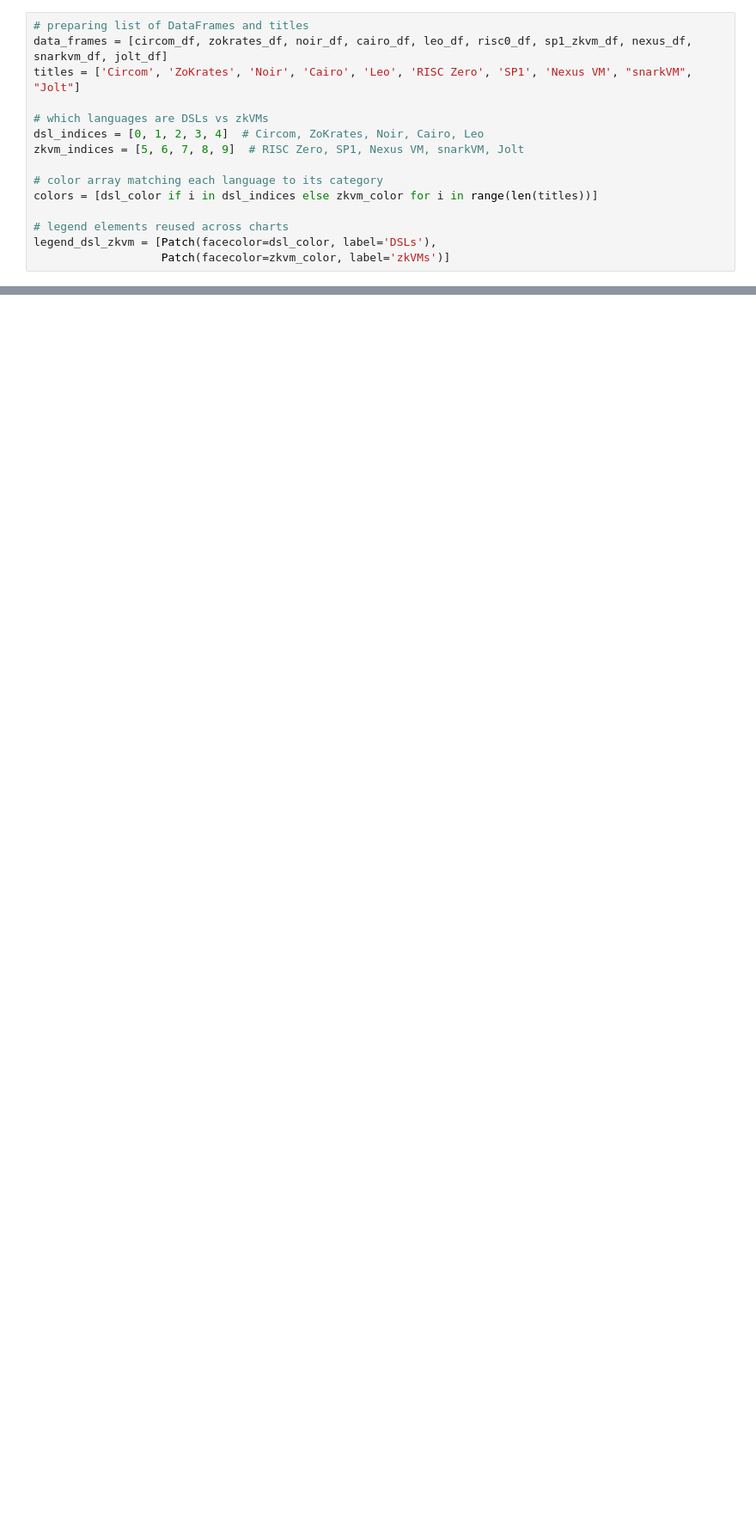
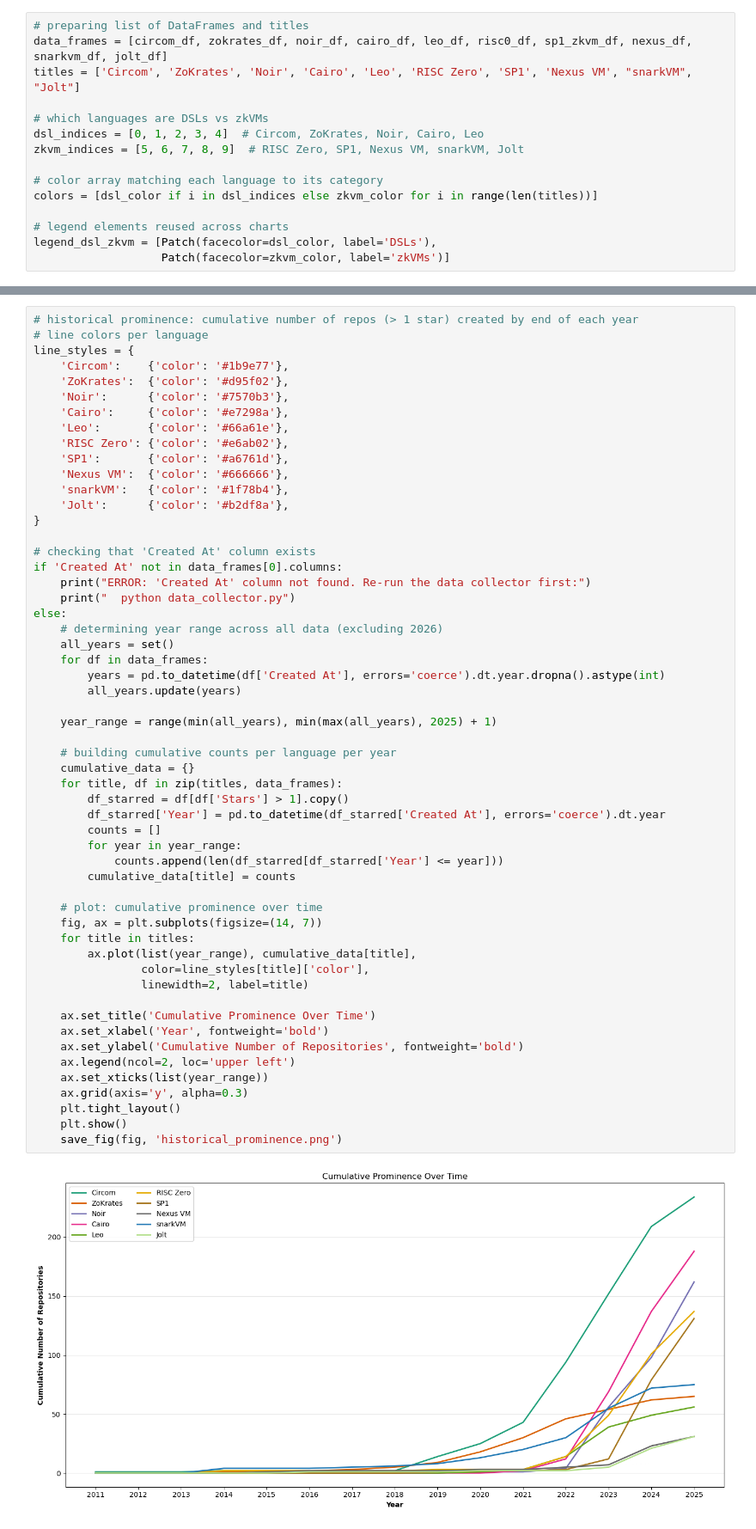
Before and after one commit to ArmanKolozyan/ZKP-Languages, a Jupyter notebook: src/data_analyzer.ipynb, the cells around one changed output, grey strips where cells are left out. Shown at 86% size. Drawn from its saved outputs; the diff is of its cells as text; blank space fills up the shorter version.

Commit message:
feat: Historical Analysis of ZKP Languages

```diff
--- a/src/data_analyzer.ipynb
+++ b/src/data_analyzer.ipynb
@@ -175,0 +182,57 @@ save_fig(fig, 'Circom_vs_zkVMs.png')
+# %%
+# historical prominence: cumulative number of repos (> 1 star) created by end of each year
+# line colors per language
+line_styles = {
+    'Circom':    {'color': '#1b9e77'},
+    'ZoKrates':  {'color': '#d95f02'},
+    'Noir':      {'color': '#7570b3'},
+    'Cairo':     {'color': '#e7298a'},
+    'Leo':       {'color': '#66a61e'},
+    'RISC Zero': {'color': '#e6ab02'},
+    'SP1':       {'color': '#a6761d'},
+    'Nexus VM':  {'color': '#666666'},
+    'snarkVM':   {'color': '#1f78b4'},
+    'Jolt':      {'color': '#b2df8a'},
+}
+
+# checking that 'Created At' column exists
+if 'Created At' not in data_frames[0].columns:
+    print("ERROR: 'Created At' column not found. Re-run the data collector first:")
+    print("  python data_collector.py")
+else:
+    # determining year range across all data (excluding 2026)
+    all_years = set()
+    for df in data_frames:
+        years = pd.to_datetime(df['Created At'], errors='coerce').dt.year.dropna().astype(int)
+        all_years.update(years)
+
+    year_range = range(min(all_years), min(max(all_years), 2025) + 1)
+
+    # building cumulative counts per language per year
+    cumulative_data = {}
+    for title, df in zip(titles, data_frames):
+        df_starred = df[df['Stars'] > 1].copy()
+        df_starred['Year'] = pd.to_datetime(df_starred['Created At'], errors='coerce').dt.year
+        counts = []
+        for year in year_range:
+            counts.append(len(df_starred[df_starred['Year'] <= year]))
+        cumulative_data[title] = counts
+
+    # plot: cumulative prominence over time
+    fig, ax = plt.subplots(figsize=(14, 7))
+    for title in titles:
+        ax.plot(list(year_range), cumulative_data[title],
+                color=line_styles[title]['color'],
+                linewidth=2, label=title)
+
+    ax.set_title('Cumulative Prominence Over Time')
+    ax.set_xlabel('Year', fontweight='bold')
+    ax.set_ylabel('Cumulative Number of Repositories', fontweight='bold')
+    ax.legend(ncol=2, loc='upper left')
+    ax.set_xticks(list(year_range))
+    ax.grid(axis='y', alpha=0.3)
+    plt.tight_layout()
+    plt.show()
+    save_fig(fig, 'historical_prominence.png')
+# %% [output]
+[figure, added]
```
Also changed, not shown: parts of 14 cells of this notebook.
